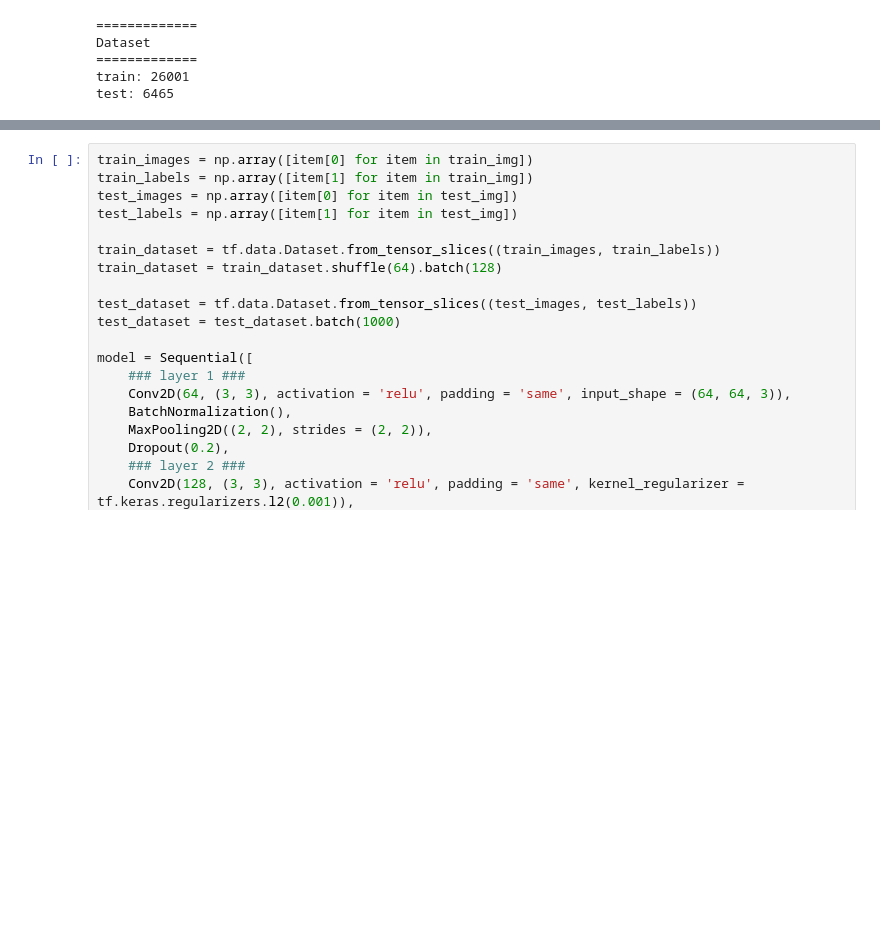
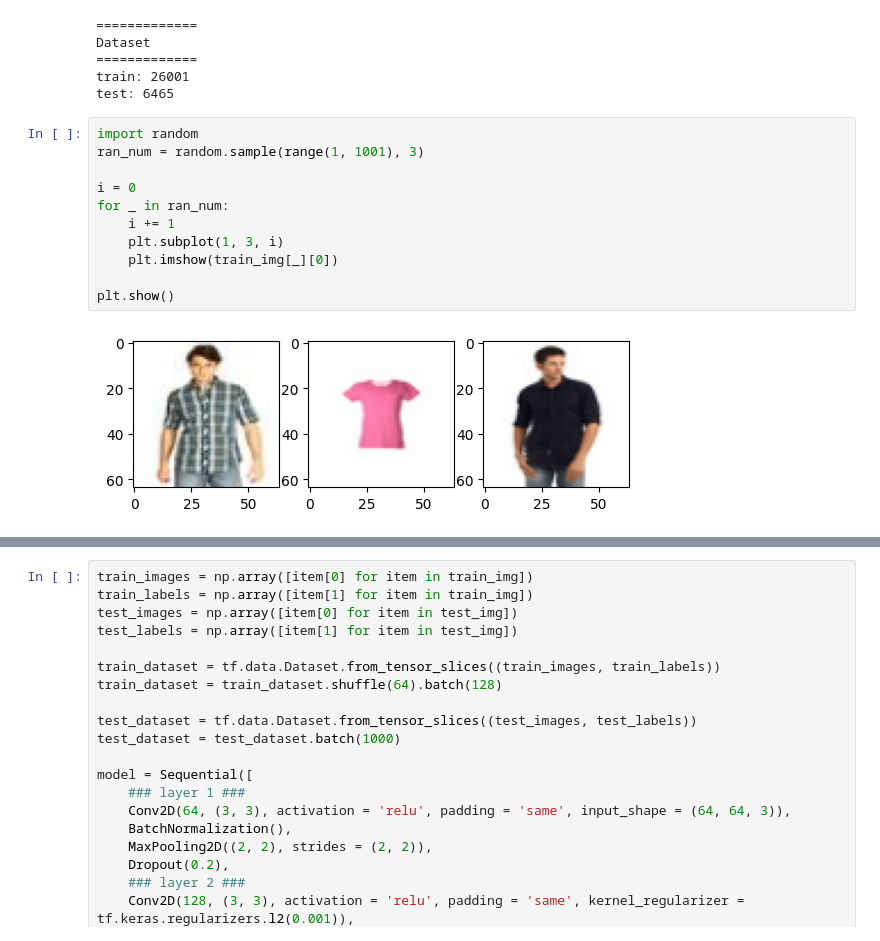
Before and after one commit to Pepi10/CNN_Project, a Jupyter notebook: tensor.ipynb, the cells around one changed output, grey strips where cells are left out. Saved outputs shown, nothing was run; the diff lists cells and outputs as text; blank space fills up the shorter version.

```diff
--- a/tensor.ipynb
+++ b/tensor.ipynb
@@ -93,3 +95,16 @@ Dataset
 =============
 train: 26001
 test: 6465
+# %%
+import random
+ran_num = random.sample(range(1, 1001), 3)
+
+i = 0
+for _ in ran_num:
+    i += 1
+    plt.subplot(1, 3, i)
+    plt.imshow(train_img[_][0])
+
+plt.show()
+# %% [output]
+[figure, added]
```
Also changed, not shown: parts of 2 cells of this notebook.
